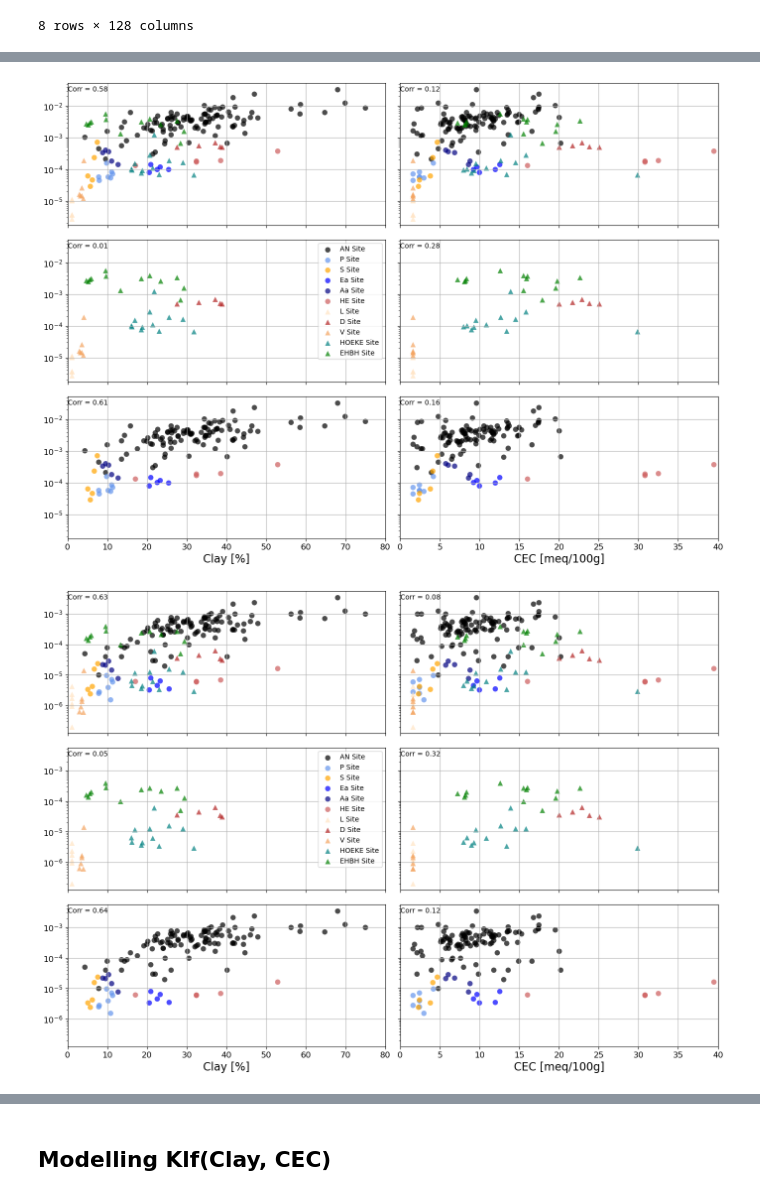
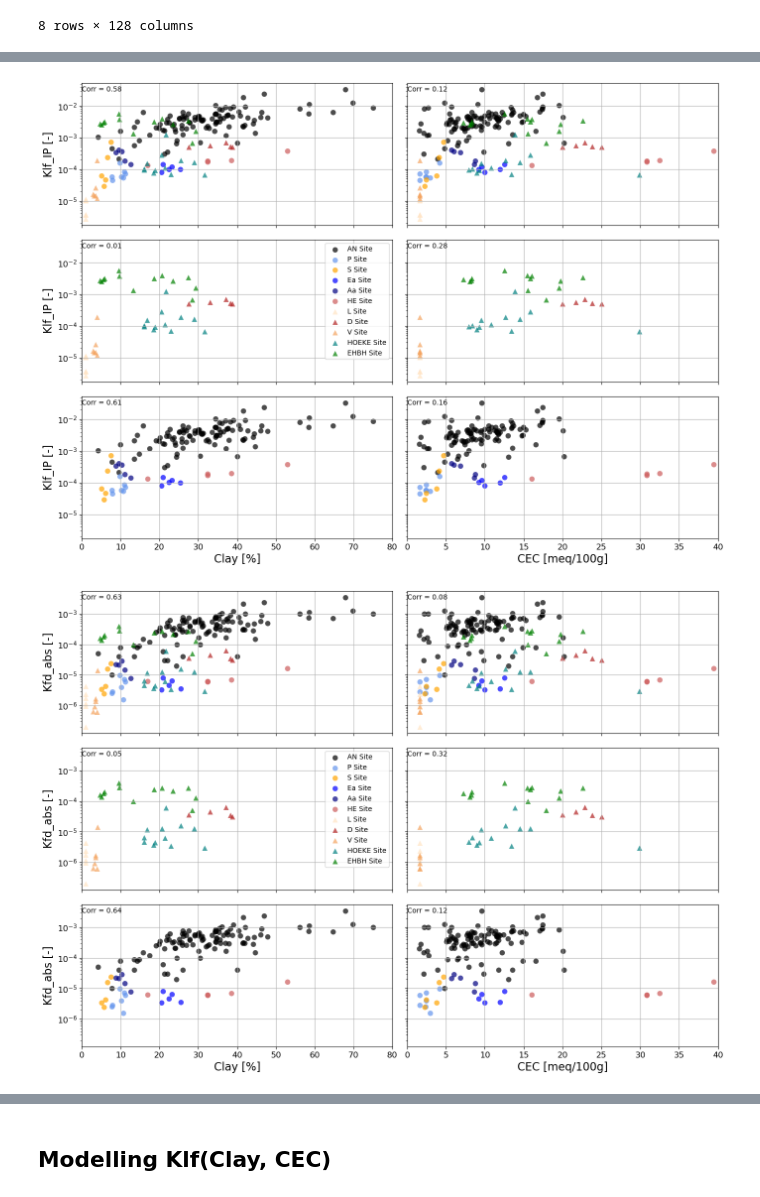
Before and after one commit to SENSE-UGent/kappa-CEC, a Jupyter notebook: cec_clay_susc.ipynb, the cells around one changed output, grey strips where cells are left out. Cells and saved outputs as stored; diff of their text form; code cells hidden in the pictures.

```diff
--- a/cec_clay_susc.ipynb
+++ b/cec_clay_susc.ipynb
@@ -22,8 +24,8 @@ from sklearn.preprocessing import PolynomialFeatures
 pd.set_option("display.max_rows", 100, "display.max_columns", 100)
 np.set_printoptions(precision=2)
 # %%
-#df = pd.read_excel('cec_clay_susc.xlsx')[:56]
-df = pd.read_excel('cec_clay_susc.xlsx')[:173]
+df = pd.read_excel('data/cec_clay_susc.xlsx')[:173] # all samples
+#df = df[:56]                                  # just non-tropical samples
 
 df.describe()
 # %% [output]
@@ -142,50 +87,83 @@ def plot_data(axis, x_col, y_col, include_label=False, aa=0.7, ss=60, lw=0, labe
 # %%
-def create_and_save_plots(target_var, file_name):
+mapping = {
+    "AN": ("black", "o"),
+    "P": ("cornflowerblue", "o"),
+    "S": ("orange", "o"),
+    "Ea": ("blue", "o"),
+    "Aa": ("navy", "o"),
+    "HE": ("indianred", "o"),
+    "L": ("bisque", "^"),
+    "D": ("firebrick", "^"),
+    "V": ("sandybrown", "^"),
+    "HOEKE": ("teal", "^"),
+    "EHBH": ("green", "^"),
+}
+
+def plot_data(axis, x_col, y_col, include_label=False, aa=0.7, ss=60, lw=0, label_fontsize=10, legend_fontsize=10):
+    corr = round(np.corrcoef(x_col, y_col)[0][1], 2)
+    for start_str, (color, marker) in mapping.items():
+        mask = df['SAMPLE'].str.startswith(start_str)
+        label = f"{start_str} Site" if include_label else None
+        axis.scatter(x_col[mask], y_col[mask], alpha=aa, s=ss, linewidth=lw, c=color, marker=marker, label=label)
+    # Apply logarithmic scale to the y-axis
+
+    axis.set_yscale('log')
+    axis.text(0, 0.98, s=f'Corr = {corr}', fontsize=label_fontsize,
+              verticalalignment='top', horizontalalignment='left',
+              transform=axis.transAxes)
+    if include_label:
+        axis.legend(fontsize=legend_fontsize)
+
+
+def create_and_save_plots(target_var, pred1, pred2):
     # Ensure the output folder exists, create it if it doesn't
     output_folder = 'figures_output'
     if not os.path.exists(output_folder):
         os.makedirs(output_folder)
 
     # Create subplots with shared x-axes within each column
     fig, axes = plt.subplots(3, 2, figsize=(14, 10), sharey=True, sharex='col')
     axes = axes.flatten()  # Flatten to easily iterate over
 
     # Define your conditions for plotting
     conditions = [
-        (df['Clay'], df[target_var], 0, 80),
-        (df['CEC'], df[target_var], 0, 40),
-        (df['Clay'][df['Archaeology'] == 1], df[target_var][df['Archaeology'] == 1], 0, 80, True),
-        (df['CEC'][df['Archaeology'] == 1], df[target_var][df['Archaeology'] == 1], 0, 40),
-        (df['Clay'][df['Archaeology'] == 0], df[target_var][df['Archaeology'] == 0], 0, 80),
-        (df['CEC'][df['Archaeology'] == 0], df[target_var][df['Archaeology'] == 0], 0, 40),
+        (df[pred1], df[target_var], 0, 80),
+        (df[pred2], df[target_var], 0, 40),
+        (df[pred1][df['Archaeology'] == 1], df[target_var][df['Archaeology'] == 1], 0, 80, True),
+        (df[pred2][df['Archaeology'] == 1], df[target_var][df['Archaeology'] == 1], 0, 40),
+        (df[pred1][df['Archaeology'] == 0], df[target_var][df['Archaeology'] == 0], 0, 80),
+        (df[pred2][df['Archaeology'] == 0], df[target_var][df['Archaeology'] == 0], 0, 40),
     ]
-
     # Loop through conditions and plot
-    for ax, (x, y, xlim_lower, xlim_upper, *include_label) in zip(axes, conditions):
+    for i, (ax, (x, y, xlim_lower, xlim_upper, *include_label)) in enumerate(zip(axes, conditions)):
         plot_data(ax, x, y, include_label=bool(include_label))
         ax.set_xlim(xlim_lower, xlim_upper)  # Set x-axis limits
         ax.grid(True)  # Enable the grid
         ax.tick_params(axis='y', labelsize=12)
         ax.tick_params(axis='x', labelsize=12)
+        # Set y-axis label for the first and fourth plot (left column)
+        if i == 0 or i == 2 or i == 4:
+            ax.set_ylabel(f'{target_var} [-]', fontsize=16)
 
     # Set legend for the third subplot (index 2)
     axes[2].legend(loc='upper right', fontsize=10)
-    axes[4].set_xlabel('Clay [%]', fontsize=16)  # Set x-axis label
-    axes[5].set_xlabel('CEC [meq/100g]', fontsize=16)  # Set x-axis label
+    axes[4].set_xlabel(pred1, fontsize=16)  # Set x-axis label
+    axes[5].set_xlabel(pred2, fontsize=16)  # Set x-axis label
 
     plt.tight_layout(pad=1.0)  # Adjust layout
 
     # Full file path
+    file_name = target_var + pred1 + pred2 + '.png'
     full_file_path = os.path.join(output_folder, file_name)
 
     # Save and show the figure
     plt.savefig(full_file_path, dpi=300, bbox_inches='tight')
     plt.show()
 
 # Example usage
-create_and_save_plots('Klf_IP', 'Klf_IP_clay_CEC.png')
-create_and_save_plots('Kfd_abs', 'Kfd_abs_clay_CEC.png')
-create_and_save_plots('Xlf_IP', 'Klf_clay_CEC.png')
+create_and_save_plots('Klf_IP', 'Clay', 'CEC')
+create_and_save_plots('Kfd_abs', 'Clay', 'CEC')
+create_and_save_plots('Xlf_IP', 'Clay', 'CEC')
 # %% [output]
-[figure, old version]
+[figure, new version]
-[figure, old version]
+[figure, new version]
```
Also changed, not shown: parts of 10 cells of this notebook, 21 other files.
